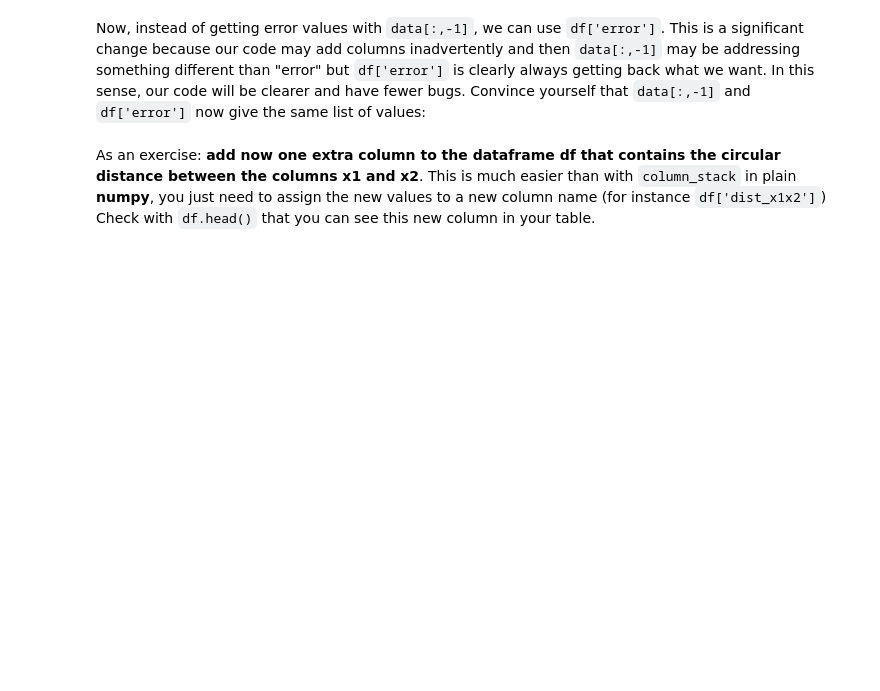
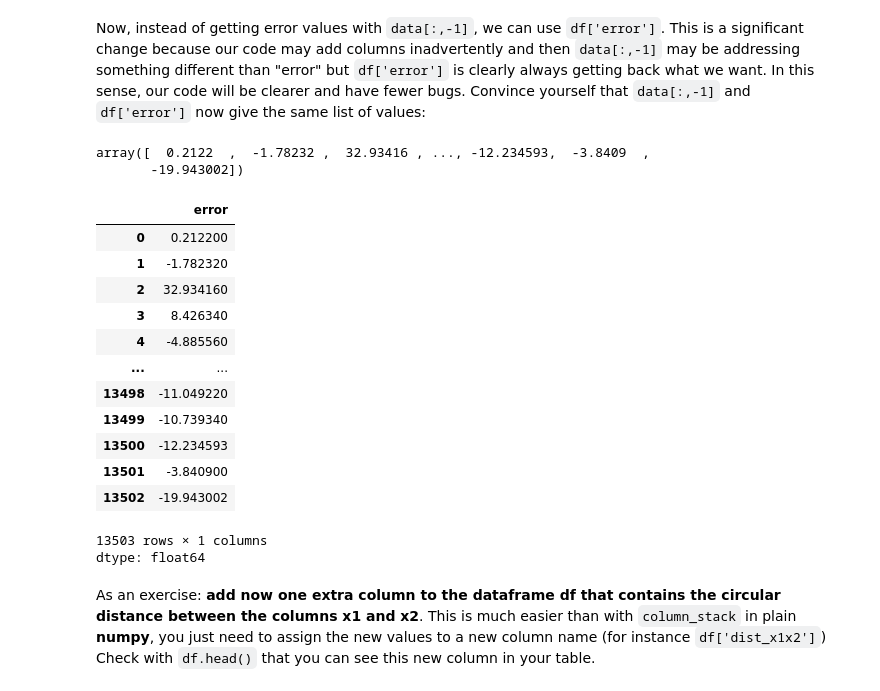
Before and after one commit to tuanaasuokturk/MBC_data_analysis, a Jupyter notebook: A0_PythonBasics/Assignment0.ipynb, the cells around one changed output. Drawn from its saved outputs; the diff is of its cells as text; code cells hidden in the pictures; blank space fills up the shorter version.

```diff
--- a/A0_PythonBasics/Assignment0.ipynb
+++ b/A0_PythonBasics/Assignment0.ipynb
@@ -428,2 +430,24 @@ Now, instead of getting error values with `data[:,-1]`, we can use `df['error']`
+# %%
+data[:,-1]
+# %% [output]
+array([  0.2122  ,  -1.78232 ,  32.93416 , ..., -12.234593,  -3.8409  ,
+       -19.943002])
+# %%
+df['error']
+# %% [output]
+|  | error |
+| 0 | 0.212200 |
+| 1 | -1.782320 |
+| 2 | 32.934160 |
+| 3 | 8.426340 |
+| 4 | -4.885560 |
+| ... | ... |
+| 13498 | -11.049220 |
+| 13499 | -10.739340 |
+| 13500 | -12.234593 |
+| 13501 | -3.840900 |
+| 13502 | -19.943002 |
+13503 rows × 1 columns
+dtype: float64
 # %% [markdown]
 As an exercise: **add now one extra column to the dataframe df that contains the circular distance between the columns x1 and x2**. This is much easier than with `column_stack` in plain **numpy**, you just need to assign the new values to a new column name (for instance `df['dist_x1x2']`) Check with `df.head()` that you can see this new column in your table.
```
Also changed, not shown: parts of 15 cells of this notebook.
